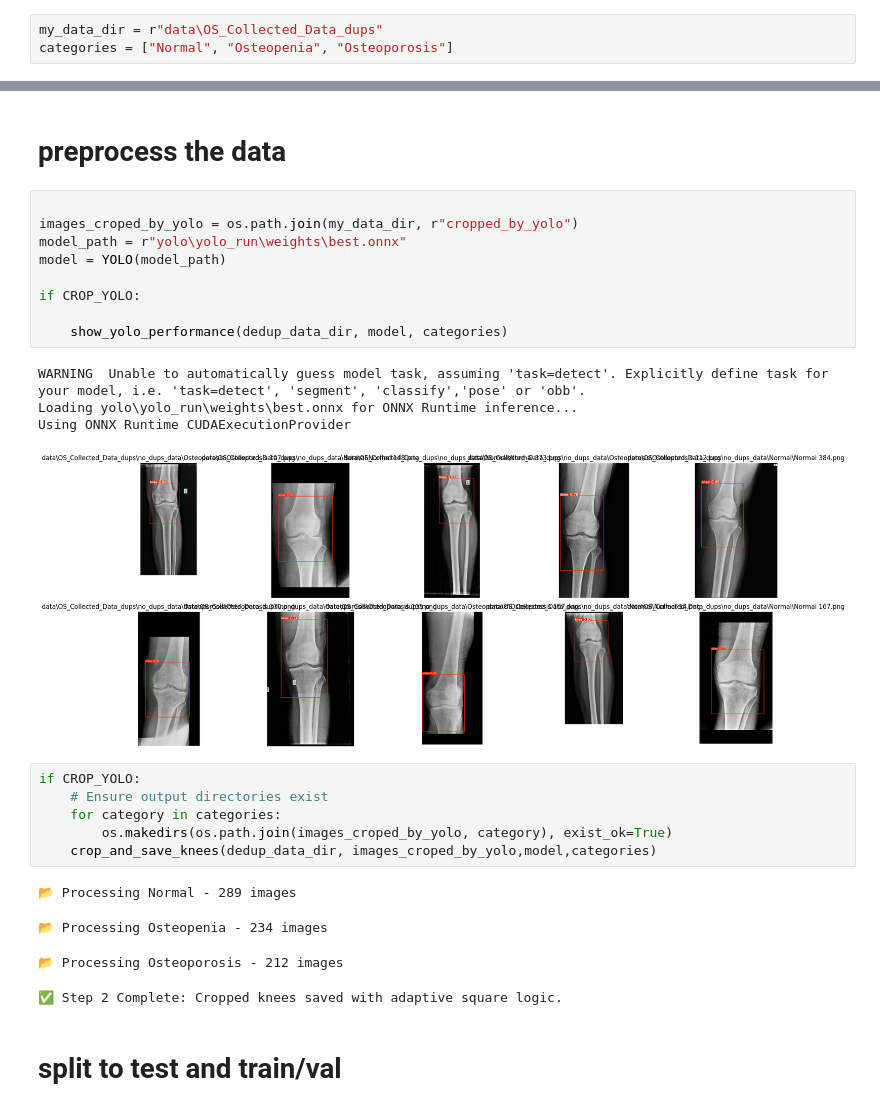
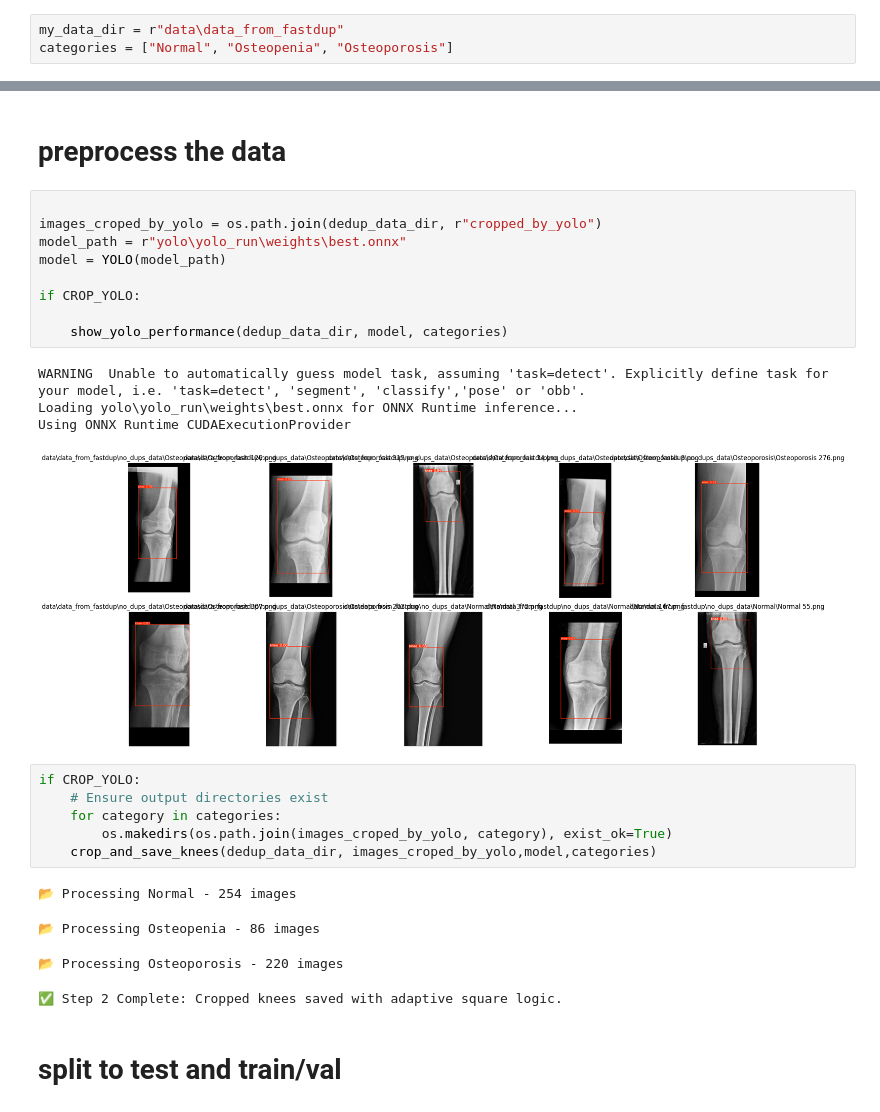
Before and after one commit to eladlaks/osteoporosis_project, a Jupyter notebook: main_flow.ipynb, the cells around one changed output, grey strips where cells are left out. Drawn from its saved outputs; the diff is of its cells as text.

```diff
--- a/main_flow.ipynb
+++ b/main_flow.ipynb
@@ -11,7 +11,7 @@ TRAIN_MODELS = True
 # %%
 DONT_USE_YOLO = False
 # %%
-my_data_dir = r"data\OS_Collected_Data_dups"
+my_data_dir = r"data\data_from_fastdup"
 categories = ["Normal", "Osteopenia", "Osteoporosis"]
 # %%
 dataset_statistics(my_data_dir, "step 0",categories)
@@ -64,18 +65,18 @@ dataset_statistics(dedup_data_dir, "step 1",categories)
 # preprocess the data
 # %%
 
-images_croped_by_yolo = os.path.join(my_data_dir, r"cropped_by_yolo")
+images_croped_by_yolo = os.path.join(dedup_data_dir, r"cropped_by_yolo")
 model_path = r"yolo\yolo_run\weights\best.onnx"
 model = YOLO(model_path)
 
 if CROP_YOLO:
 
     show_yolo_performance(dedup_data_dir, model, categories)
 # %% [output]
 WARNING  Unable to automatically guess model task, assuming 'task=detect'. Explicitly define task for your model, i.e. 'task=detect', 'segment', 'classify','pose' or 'obb'.
 Loading yolo\yolo_run\weights\best.onnx for ONNX Runtime inference...
 Using ONNX Runtime CUDAExecutionProvider
-[figure, old version]
+[figure, new version]
 # %%
 if CROP_YOLO:
     # Ensure output directories exist
@@ -83,9 +84,9 @@ if CROP_YOLO:
         os.makedirs(os.path.join(images_croped_by_yolo, category), exist_ok=True)
     crop_and_save_knees(dedup_data_dir, images_croped_by_yolo,model,categories)
 # %% [output]
-📂 Processing Normal - 289 images
+📂 Processing Normal - 254 images
-📂 Processing Osteopenia - 234 images
+📂 Processing Osteopenia - 86 images
-📂 Processing Osteoporosis - 212 images
+📂 Processing Osteoporosis - 220 images
 ✅ Step 2 Complete: Cropped knees saved with adaptive square logic.
 # %% [markdown]
 # split to test and train/val
```
Also changed, not shown: parts of 7 cells of this notebook, 3 other files.
